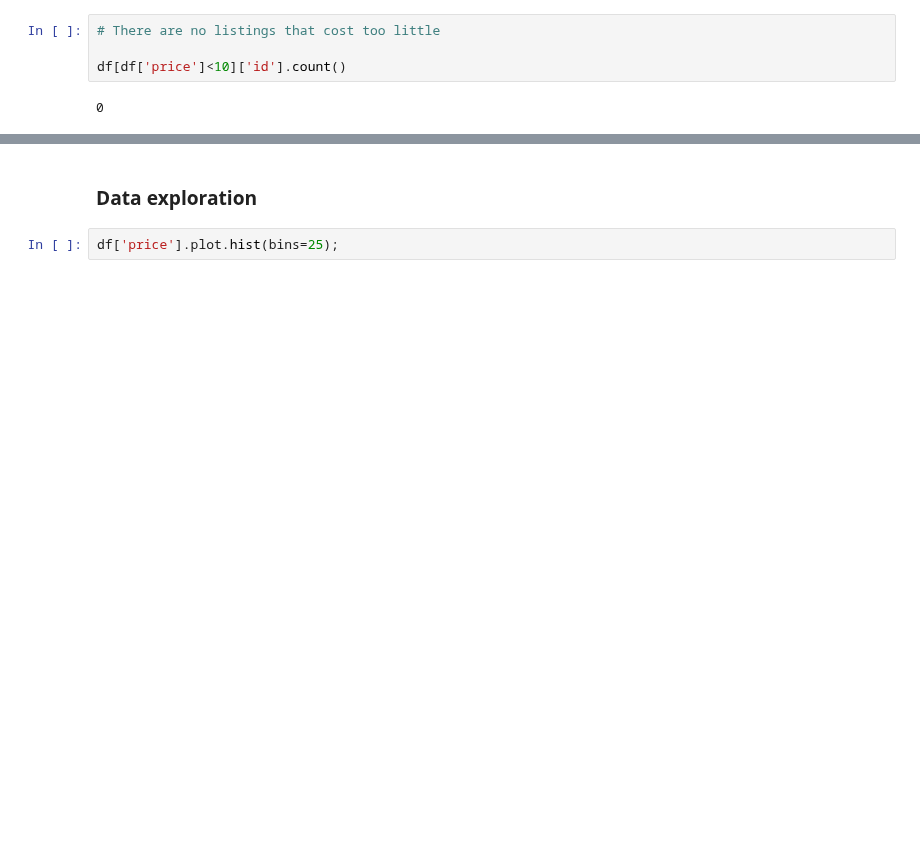
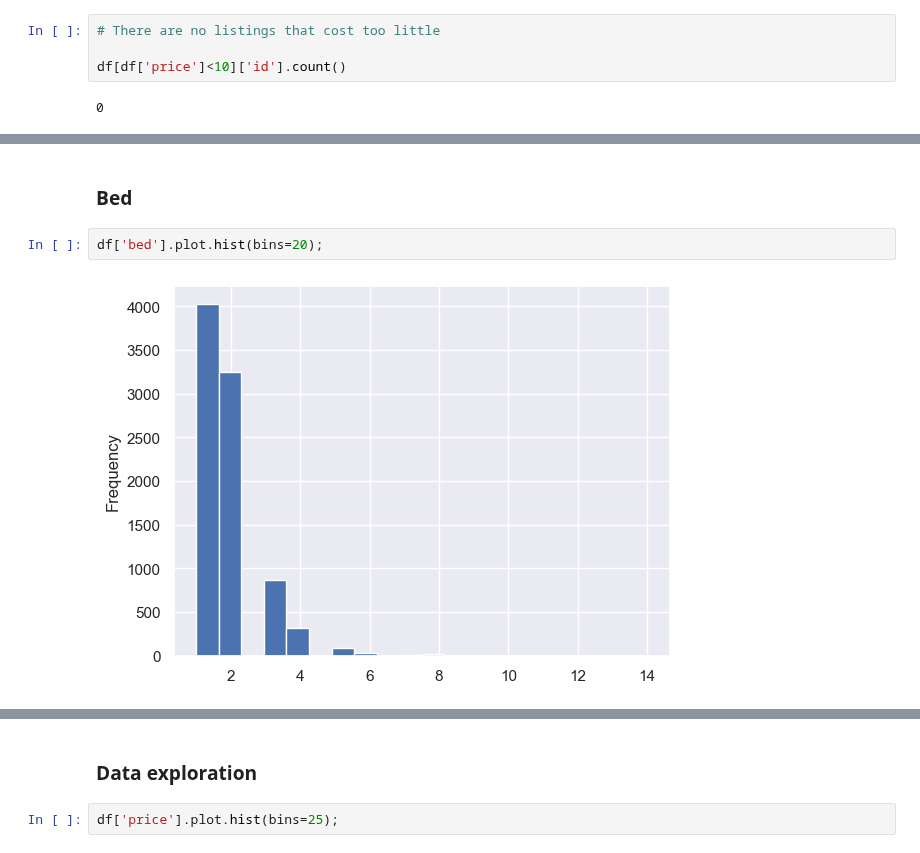
Before and after one commit to S3tuit/jup_lab, a Jupyter notebook: airbnb/airbnb_analysis.ipynb, the cells around one changed output, grey strips where cells are left out. Saved outputs shown, nothing was run; the diff lists cells and outputs as text; blank space fills up the shorter version.

```diff
--- a/airbnb/airbnb_analysis.ipynb
+++ b/airbnb/airbnb_analysis.ipynb
@@ -99,0 +108,6 @@ memory usage: 1.3+ MB
+# %% [markdown]
+### Bed
+# %%
+df['bed'].plot.hist(bins=20);
+# %% [output]
+[figure, added]
```
Also changed, not shown: parts of 43 cells of this notebook.
